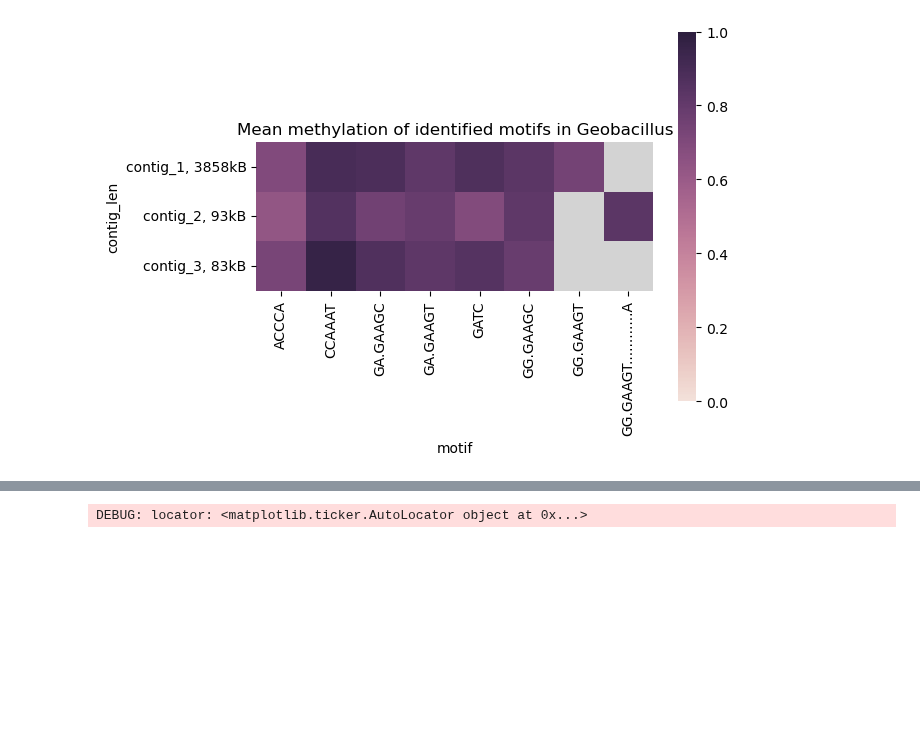
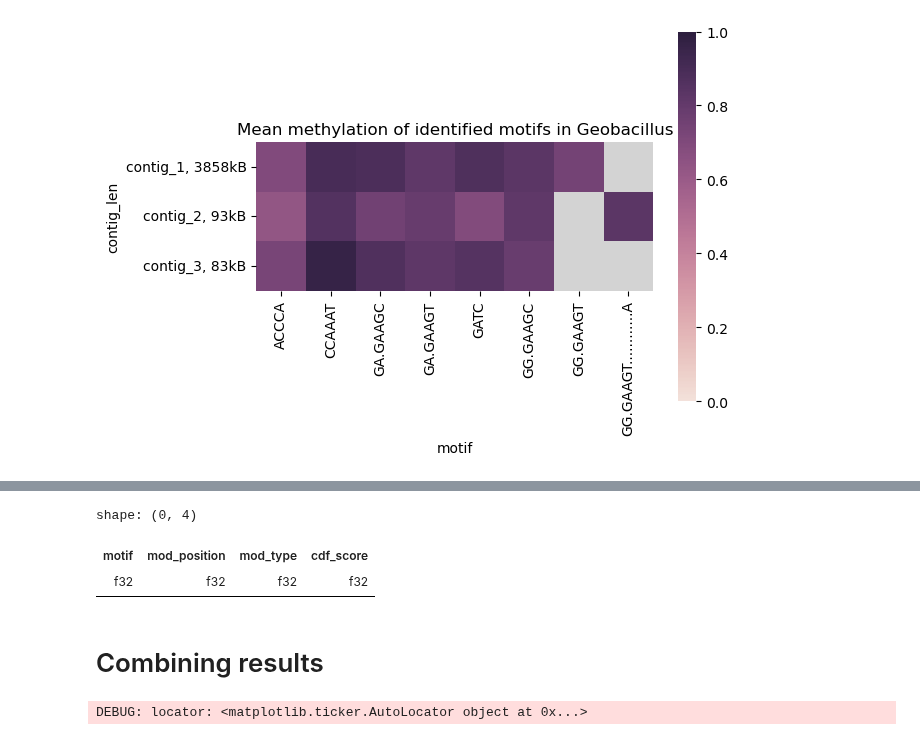
Before and after one commit to MicrobialDarkMatter/nanomotif, a Jupyter notebook: reports/candidate-selection.ipynb, the cells around one changed output, grey strips where cells are left out. Cells and saved outputs as stored; diff of their text form; code cells hidden in the pictures; blank space fills up the shorter version.

Commit message:
Processed all monocultures

```diff
--- a/reports/candidate-selection.ipynb
+++ b/reports/candidate-selection.ipynb
@@ -182,0 +185,5 @@ DEBUG: locator: <matplotlib.ticker.AutoLocator object at 0x...>
+# %%
+ecneg_assembly = nm.load_assembly("../data/ecoli_neg/assembly.polished.fasta")
+ecneg_pileup = nm.load_pileup("../data/ecoli_neg/modkit.pileup.bed")
+# %%
+ecneg_motifs = nm.evaluate.process_sample(ecneg_assembly, ecneg_pileup.pileup, min_read_methylation_fraction = 0.7)
@@ -183,3 +208,11 @@ DEBUG: locator: <matplotlib.ticker.AutoLocator object at 0x...>
+# %%
+ecneg_motifs
+# %% [output]
+shape: (0, 4)
+| motif | mod_position | mod_type | cdf_score |
+| f32 | f32 | f32 | f32 |
+# %% [markdown]
+# Combining results
 # %%
 motifs_all_samples = pl.concat(
     [
```
Also changed, not shown: parts of 2 cells of this notebook.
